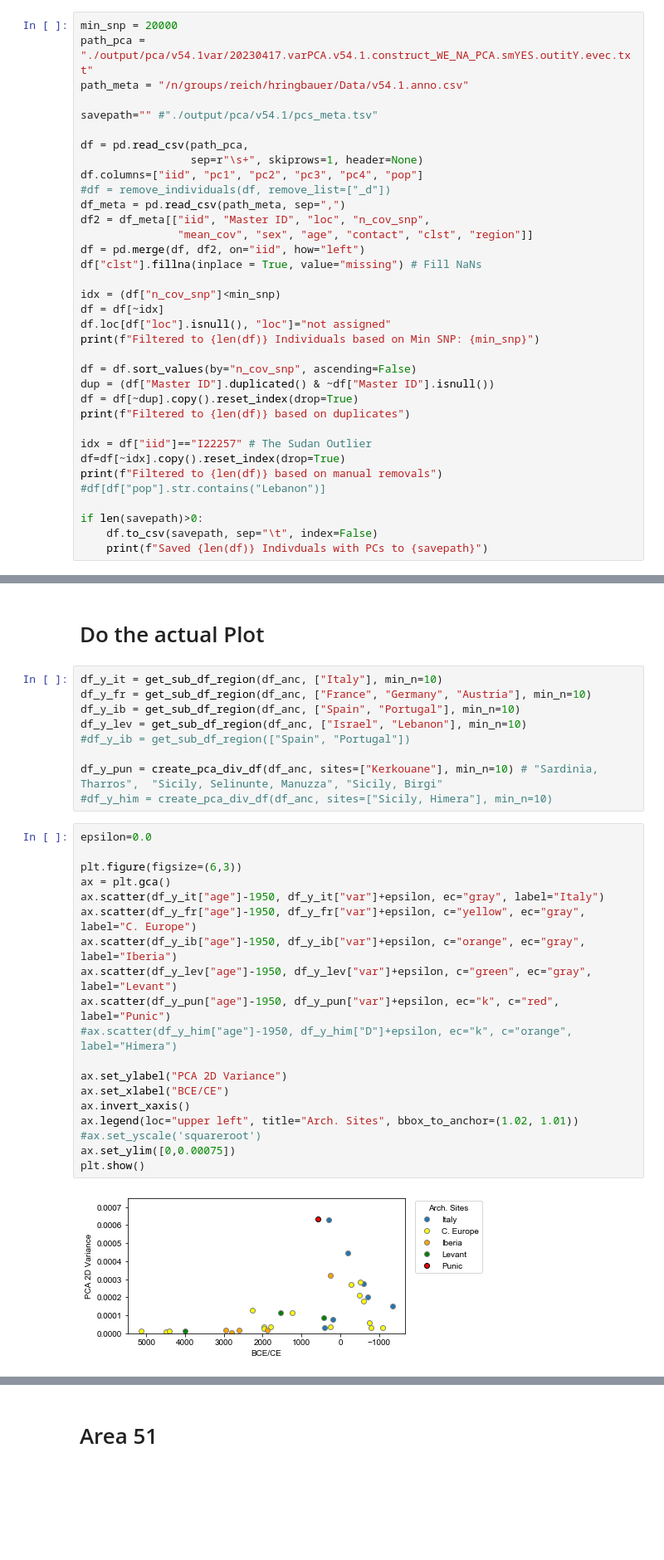
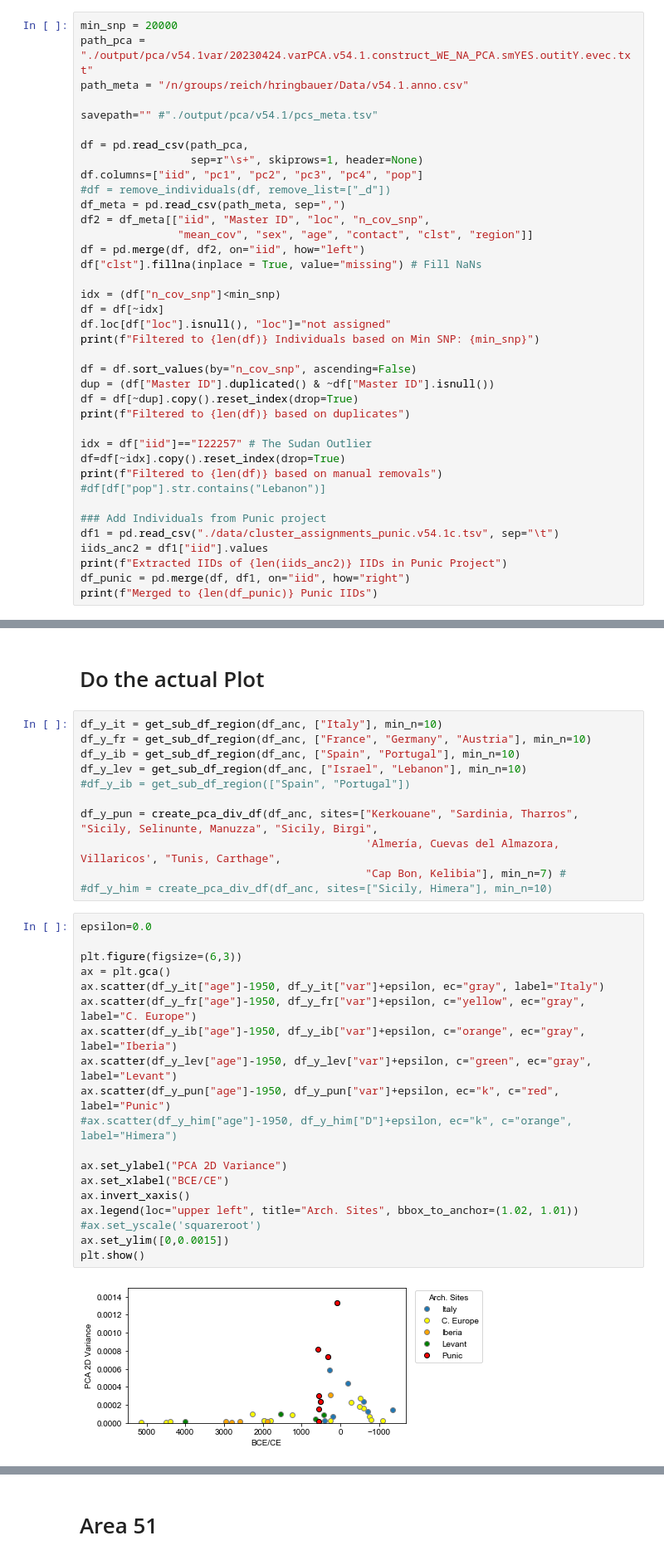
Before and after one commit to hringbauer/punic_aDNA, a Jupyter notebook: notebooks/pca_div/browse_divpca.ipynb, the cells around one changed output, grey strips where cells are left out. Shown: that part at 83% size. Cells and saved outputs as stored; diff of their text form; blank space fills up the shorter version.

```diff
--- a/notebooks/pca_div/browse_divpca.ipynb
+++ b/notebooks/pca_div/browse_divpca.ipynb
@@ -41,7 +41,7 @@ CPU Count: 28
 [GCC 6.2.0]
 # %%
 min_snp = 20000
-path_pca = "./output/pca/v54.1var/20230417.varPCA.v54.1.construct_WE_NA_PCA.smYES.outitY.evec.txt"
+path_pca = "./output/pca/v54.1var/20230424.varPCA.v54.1.construct_WE_NA_PCA.smYES.outitY.evec.txt"
 path_meta = "/n/groups/reich/hringbauer/Data/v54.1.anno.csv"
 
 savepath="" #"./output/pca/v54.1/pcs_meta.tsv"
@@ -71,7 +71,10 @@ df=df[~idx].copy().reset_index(drop=True)
 print(f"Filtered to {len(df)} based on manual removals")
 #df[df["pop"].str.contains("Lebanon")]
 
-if len(savepath)>0:
-    df.to_csv(savepath, sep="\t", index=False)
-    print(f"Saved {len(df)} Indivduals with PCs to {savepath}")
+### Add Individuals from Punic project
+df1 = pd.read_csv("./data/cluster_assignments_punic.v54.1c.tsv", sep="\t")
+iids_anc2 = df1["iid"].values
+print(f"Extracted IIDs of {len(iids_anc2)} IIDs in Punic Project")
+df_punic = pd.merge(df, df1, on="iid", how="right")
+print(f"Merged to {len(df_punic)} Punic IIDs")
 # %% [output]
@@ -192,26 +218,28 @@ df_y_ib = get_sub_df_region(df_anc, ["Spain", "Portugal"], min_n=10)
 df_y_lev = get_sub_df_region(df_anc, ["Israel", "Lebanon"], min_n=10)
 #df_y_ib = get_sub_df_region(["Spain", "Portugal"])
 
-df_y_pun = create_pca_div_df(df_anc, sites=["Kerkouane"], min_n=10) # "Sardinia, Tharros",  "Sicily, Selinunte, Manuzza", "Sicily, Birgi"
+df_y_pun = create_pca_div_df(df_anc, sites=["Kerkouane", "Sardinia, Tharros",  "Sicily, Selinunte, Manuzza", "Sicily, Birgi",
+                                            'Almería, Cuevas del Almazora, Villaricos', "Tunis, Carthage",
+                                            "Cap Bon, Kelibia"], min_n=7) #
 #df_y_him = create_pca_div_df(df_anc, sites=["Sicily, Himera"], min_n=10)
 # %%
 epsilon=0.0
 
 plt.figure(figsize=(6,3))
 ax = plt.gca()
 ax.scatter(df_y_it["age"]-1950, df_y_it["var"]+epsilon, ec="gray", label="Italy")
 ax.scatter(df_y_fr["age"]-1950, df_y_fr["var"]+epsilon, c="yellow", ec="gray", label="C. Europe")
 ax.scatter(df_y_ib["age"]-1950, df_y_ib["var"]+epsilon, c="orange", ec="gray", label="Iberia")
 ax.scatter(df_y_lev["age"]-1950, df_y_lev["var"]+epsilon, c="green", ec="gray", label="Levant")
 ax.scatter(df_y_pun["age"]-1950, df_y_pun["var"]+epsilon, ec="k", c="red", label="Punic")
 #ax.scatter(df_y_him["age"]-1950, df_y_him["D"]+epsilon, ec="k", c="orange", label="Himera")
 
 ax.set_ylabel("PCA 2D Variance")
 ax.set_xlabel("BCE/CE")
 ax.invert_xaxis()
 ax.legend(loc="upper left", title="Arch. Sites", bbox_to_anchor=(1.02, 1.01))
 #ax.set_yscale('squareroot')
-ax.set_ylim([0,0.00075])
+ax.set_ylim([0,0.0015])
 plt.show()
 # %% [output]
-[figure, old version]
+[figure, new version]
```
Also changed, not shown: parts of 13 cells of this notebook, 2 other files.
